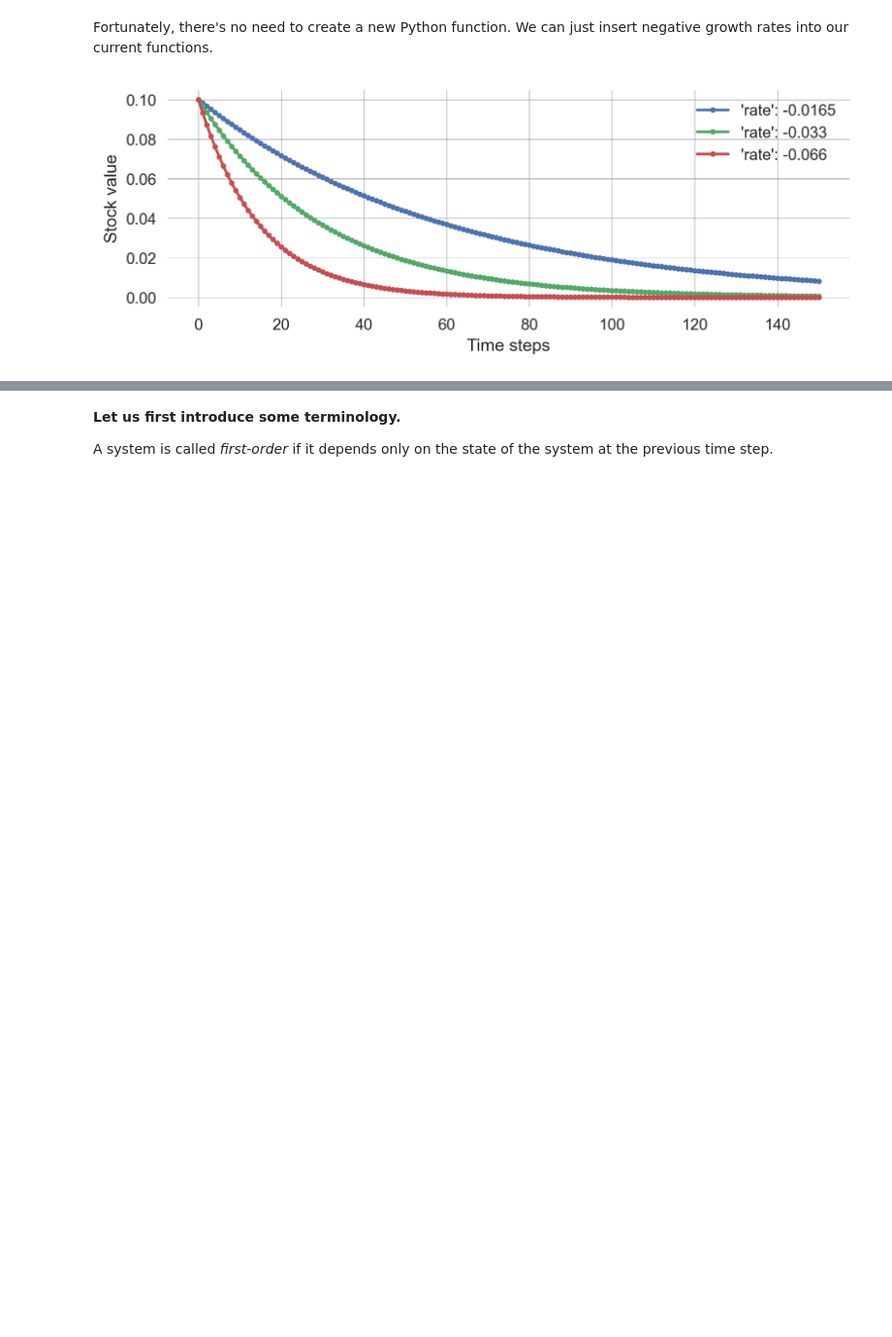
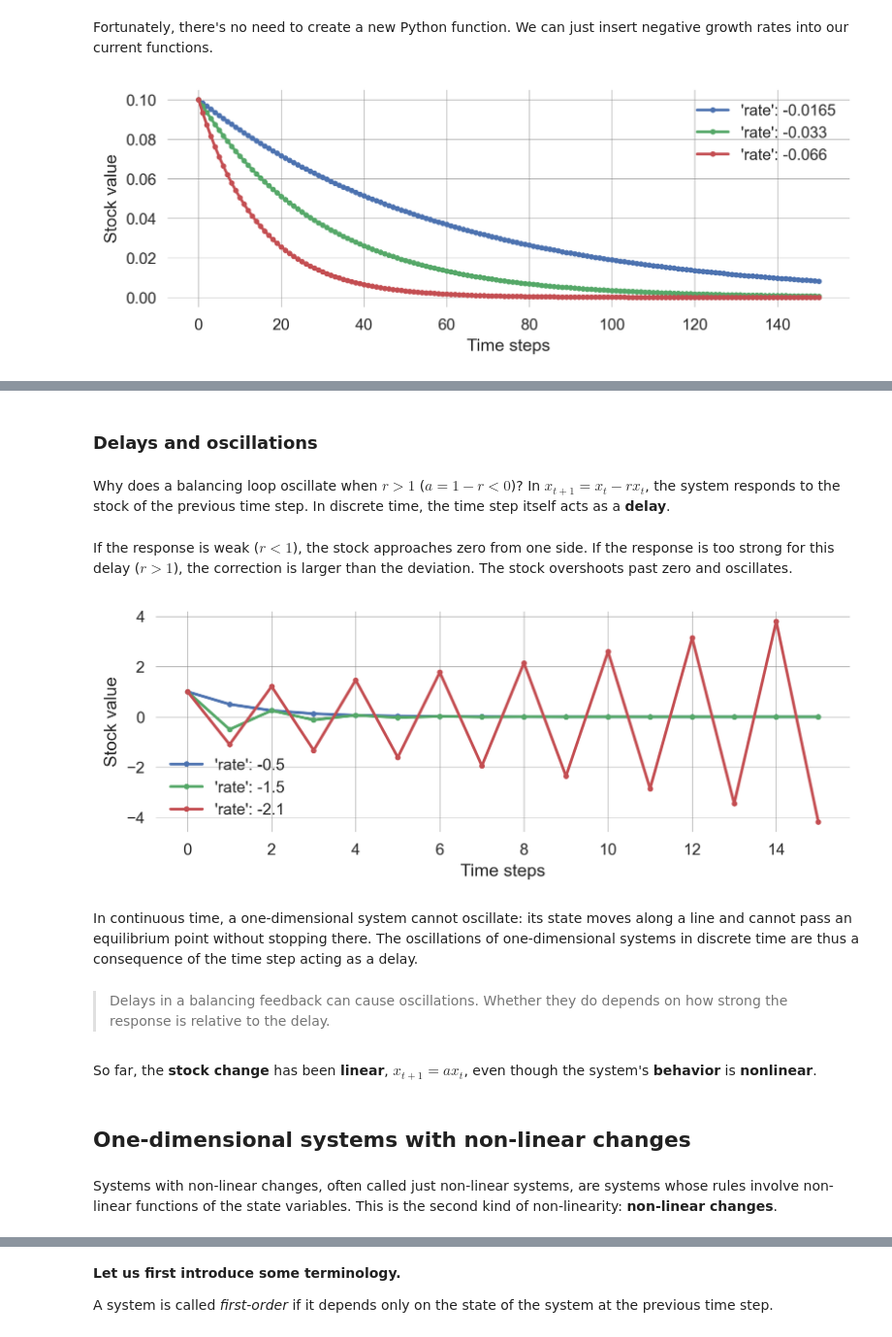
Before and after one commit to wbarfuss/csm-of-hei, a Jupyter notebook: 02.01-Nonlinearity.ipynb, the cells around one changed output, grey strips where cells are left out. Shown at 97% size. Drawn from its saved outputs; the diff is of its cells as text; code cells hidden in the pictures; blank space fills up the shorter version.

Commit message:
revise 02.01 Nonlinearity (mostly)

```diff
--- a/02.01-Nonlinearity.ipynb
+++ b/02.01-Nonlinearity.ipynb
@@ -404,0 +443,24 @@ So far, we have considered only **instantaneous feedback**. The stock change at
+# %% [markdown]
+### Delays and oscillations
+# %% [markdown]
+Why does a balancing loop oscillate when $r>1$ ($a= 1-r <0$)? In $x_{t+1} = x_t - rx_t$, the system responds to the stock of the previous time step. In discrete time, the time step itself acts as a **delay**.
+# %% [markdown]
+If the response is weak ($r<1$), the stock approaches zero from one side. If the response is too strong for this delay ($r>1$), the correction is larger than the deviation. The stock overshoots past zero and oscillates.
+# %%
+#| fig-cap: Balancing loops with weak and strong responses
+#| label: fig-delay-1d
+for rate in [-0.5, -1.5, -2.1]:
+    plot_stock_evolution(15, 1.0, update_stock, rate=rate)
+plt.legend();
+# %% [output]
+[figure, added]
+# %% [markdown]
+In continuous time, a one-dimensional system cannot oscillate: its state moves along a line and cannot pass an equilibrium point without stopping there. The oscillations of one-dimensional systems in discrete time are thus a consequence of the time step acting as a delay.
+# %% [markdown]
+> Delays in a balancing feedback can cause oscillations. Whether they do depends on how strong the response is relative to the delay.
+# %% [markdown]
+So far, the **stock change** has been **linear**, $x_{t+1} = ax_t$, even though the system's **behavior** is **nonlinear**.
+# %% [markdown]
+## One-dimensional systems with non-linear changes
+# %% [markdown]
+Systems with non-linear changes, often called just non-linear systems, are systems whose rules involve non-linear functions of the state variables. This is the second kind of non-linearity: **non-linear changes**.
```
Also changed, not shown: parts of 351 cells of this notebook, 4 other files.
